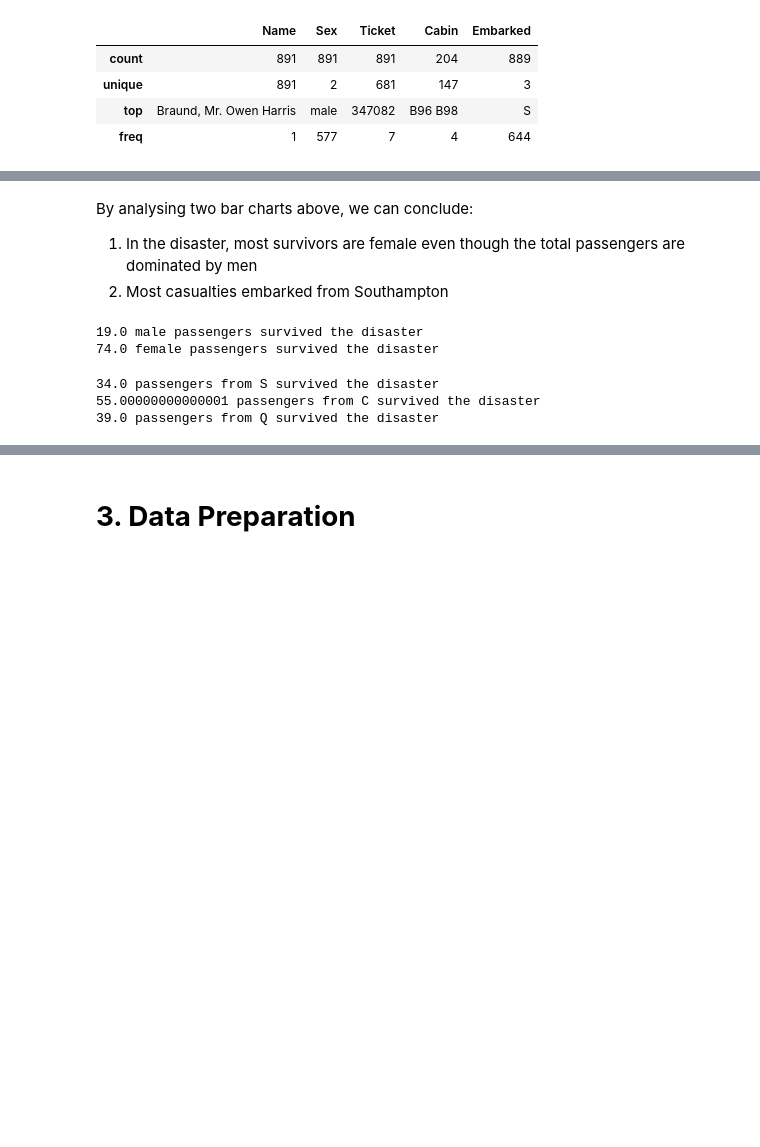
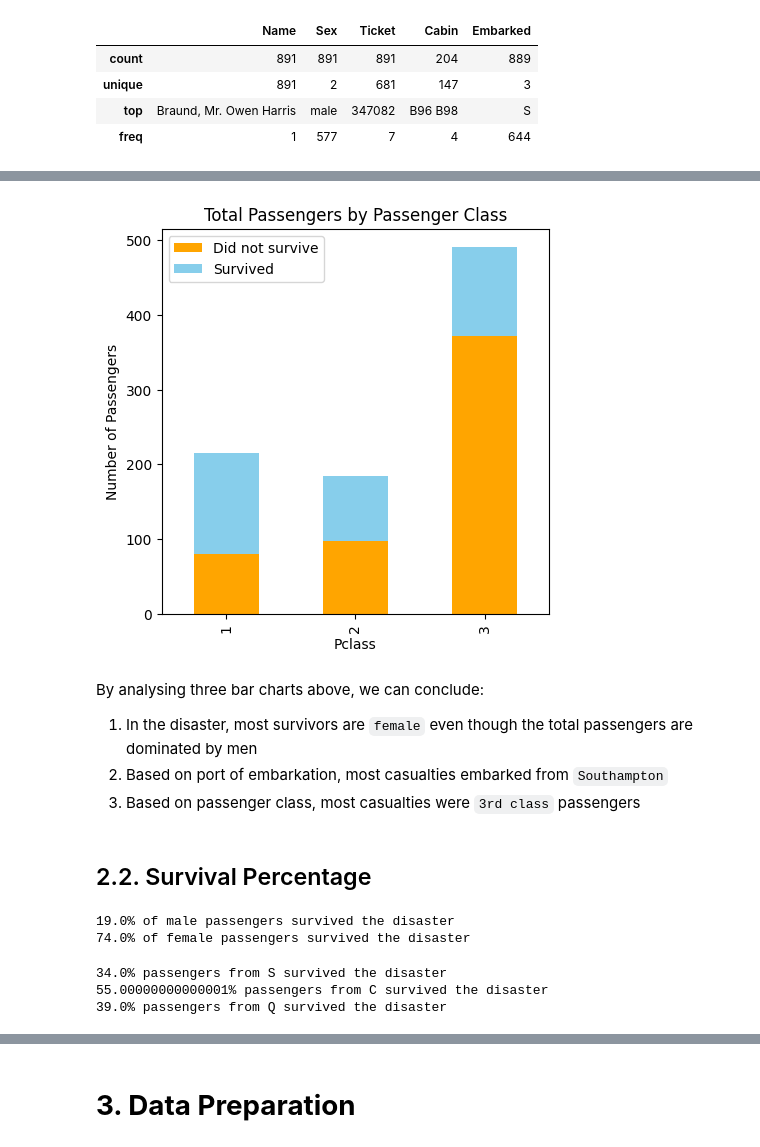
Before and after one commit to abdurrahman-s/ML_selfproject_titanic, a Jupyter notebook: titanic_practice.ipynb, the cells around one changed output, grey strips where cells are left out. Cells and saved outputs as stored; diff of their text form; code cells hidden in the pictures; blank space fills up the shorter version.

```diff
--- a/titanic_practice.ipynb
+++ b/titanic_practice.ipynb
@@ -135,7 +142,15 @@ create_bar_chart_1(col_name="Embarked", figsize=(5,5), title="Total Passengers b
+# %%
+# Show bar chart of total passengers by port of embarkation
+create_bar_chart_1(False, col_name="Pclass", figsize=(5,5), title="Total Passengers by Passenger Class")
+# %% [output]
+[figure, added]
 # %% [markdown]
-By analysing two bar charts above, we can conclude:
-1. In the disaster, most survivors are female even though the total passengers are dominated by men
-2. Most casualties embarked from Southampton
+By analysing three bar charts above, we can conclude:
+1. In the disaster, most survivors are `female` even though the total passengers are dominated by men
+2. Based on port of embarkation, most casualties embarked from `Southampton`
+3. Based on passenger class, most casualties were `3rd class` passengers
+# %% [markdown]
+## 2.2. Survival Percentage
 # %%
 # Function to check for percentage of men and women who survived
 def survived_percentage(col_name,key):
@@ -145,16 +160,16 @@ def survived_percentage(col_name,key):
 # %%
 for sex in train_data["Sex"].unique().tolist():
     percentage = survived_percentage("Sex", sex)
-    print(f"{percentage} {sex} passengers survived the disaster")
+    print(f"{percentage}% of {sex} passengers survived the disaster")
 # %% [output]
-19.0 male passengers survived the disaster
-74.0 female passengers survived the disaster
+19.0% of male passengers survived the disaster
+74.0% of female passengers survived the disaster
 # %%
 for embark in train_data["Embarked"].unique().tolist():
     if type(embark) == str:
         percentage = survived_percentage("Embarked", embark)
-        print(f"{percentage} passengers from {embark} survived the disaster")
+        print(f"{percentage}% passengers from {embark} survived the disaster")
 # %% [output]
-34.0 passengers from S survived the disaster
-55.00000000000001 passengers from C survived the disaster
-39.0 passengers from Q survived the disaster
+34.0% passengers from S survived the disaster
+55.00000000000001% passengers from C survived the disaster
+39.0% passengers from Q survived the disaster
```
Also changed, not shown: parts of 48 cells of this notebook, 2 other files.
